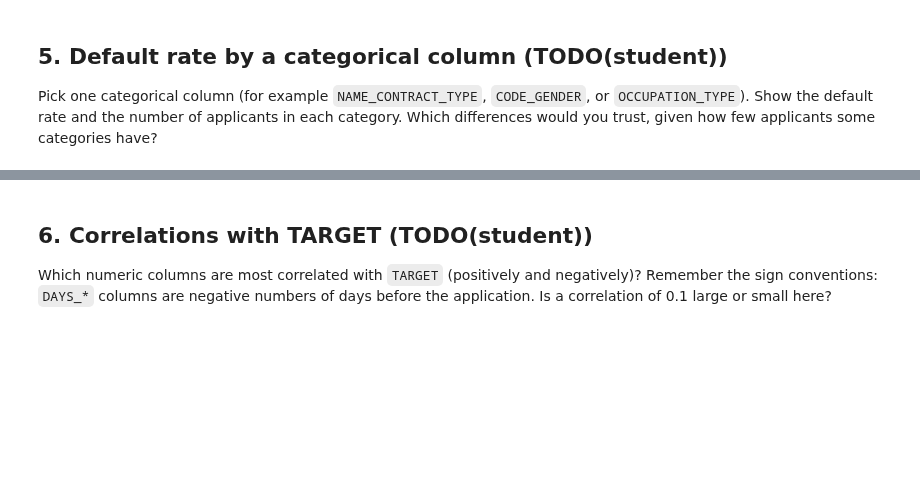
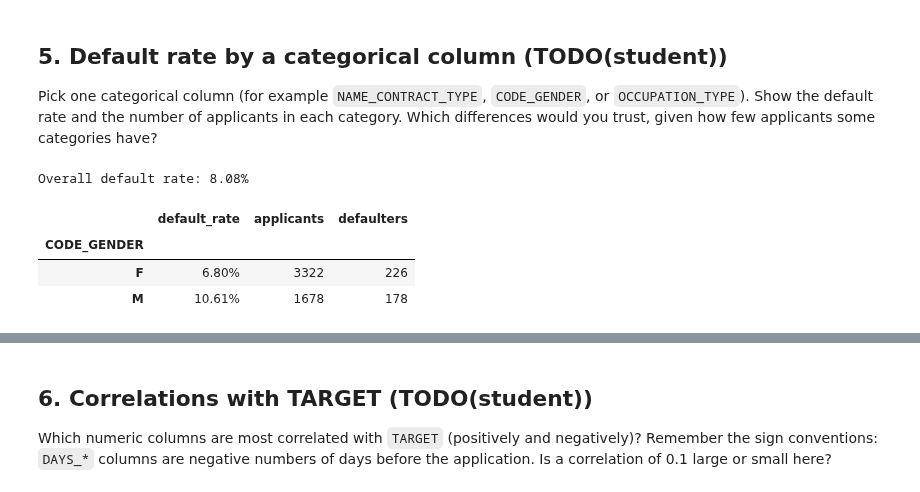
Before and after one commit to alichaaraoui/4153-Final-Project, a Jupyter notebook: notebooks/01_eda.ipynb, the cells around one changed output, grey strips where cells are left out. Saved outputs shown, nothing was run; the diff lists cells and outputs as text; code cells hidden in the pictures; blank space fills up the shorter version.

```diff
--- a/notebooks/01_eda.ipynb
+++ b/notebooks/01_eda.ipynb
@@ -59,0 +141,18 @@ Which differences would you trust, given how few applicants some categories have
+# %%
+col = "CODE_GENDER"
+
+summary = (
+    app.groupby(col, dropna=False)["TARGET"]
+    .agg(default_rate="mean", applicants="count")
+    .sort_values("applicants", ascending=False)
+)
+summary["defaulters"] = (summary["default_rate"] * summary["applicants"]).round().astype(int)
+summary["default_rate"] = summary["default_rate"].map("{:.2%}".format)
+print(f"Overall default rate: {app['TARGET'].mean():.2%}\n")
+summary
+# %% [output]
+Overall default rate: 8.08%
+|  | default_rate | applicants | defaulters |
+| CODE_GENDER |  |  |  |
+| F | 6.80% | 3322 | 226 |
+| M | 10.61% | 1678 | 178 |
```
Also changed, not shown: parts of 14 cells of this notebook.
